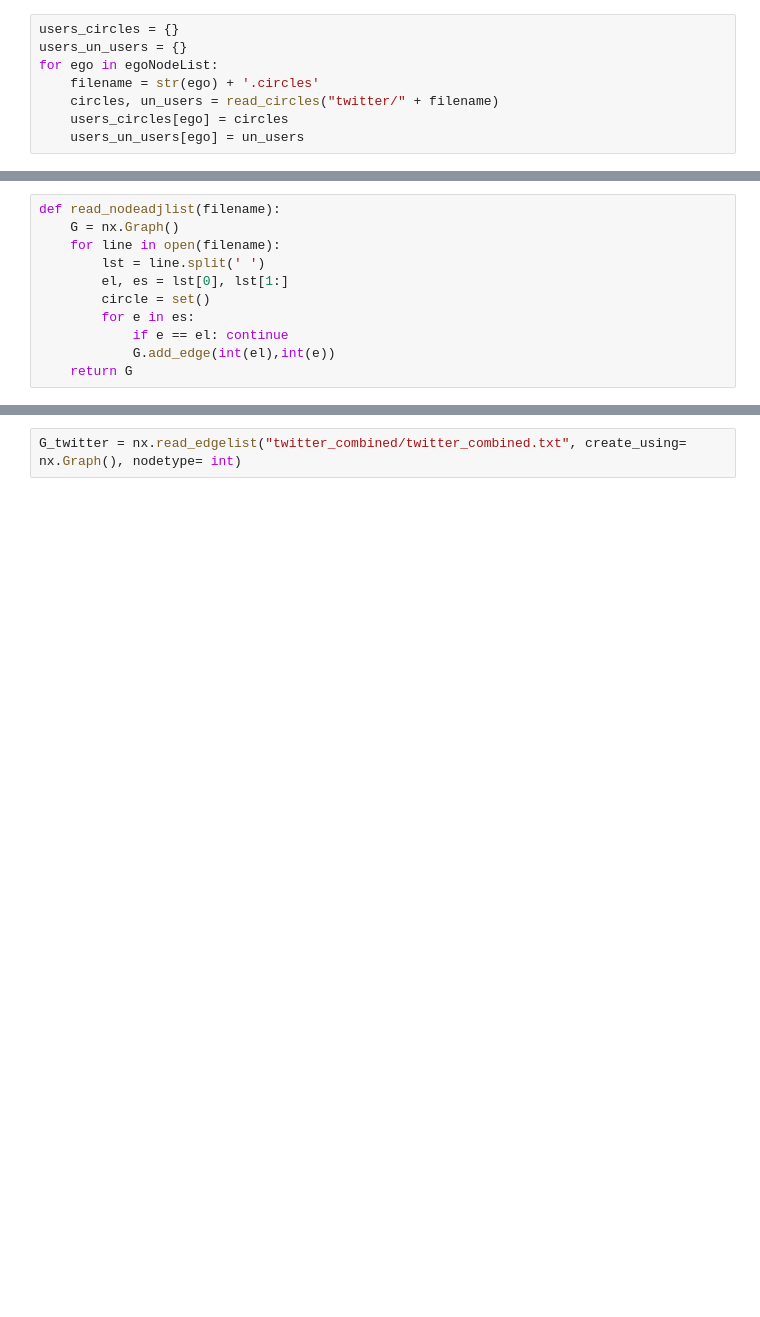
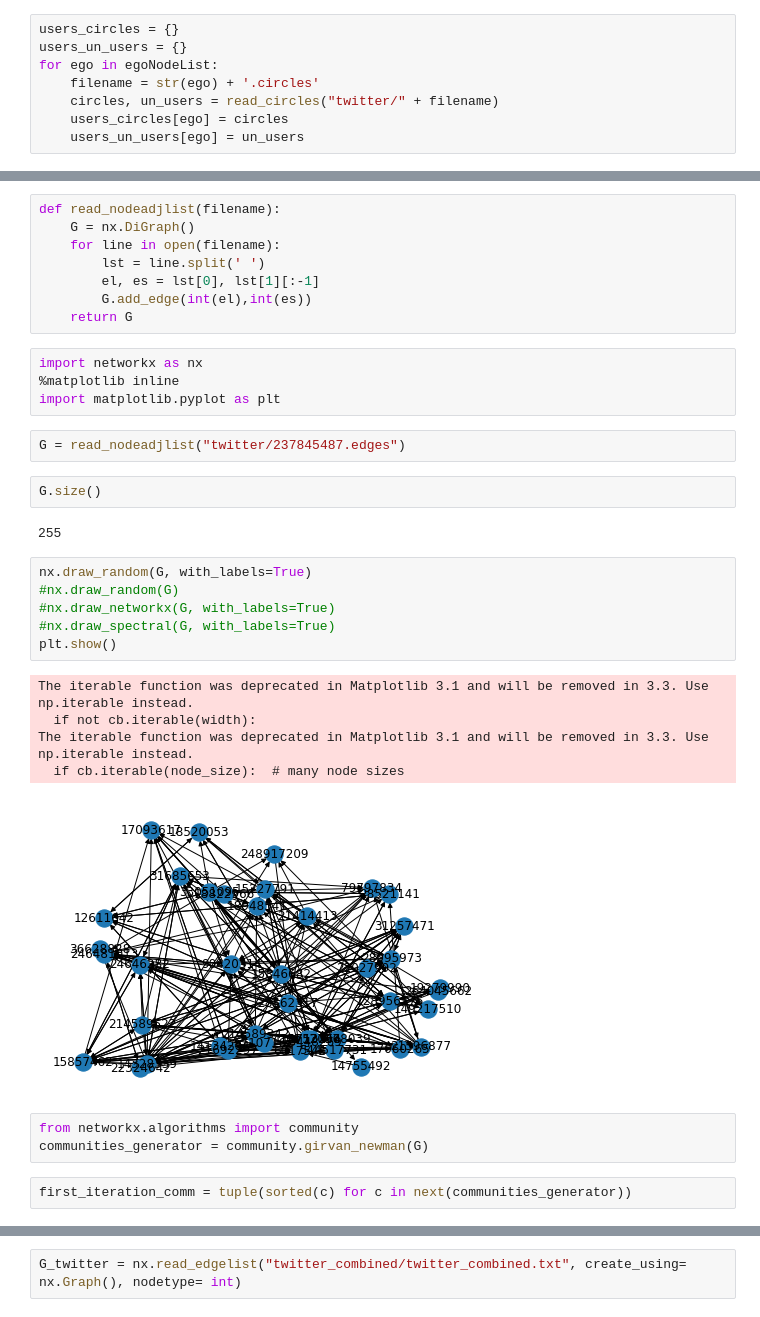
Before and after one commit to psnehas/Twitter_Graph_Mining, a Jupyter notebook: egotwitter.ipynb, the cells around one changed output, grey strips where cells are left out. Cells and saved outputs as stored; diff of their text form; blank space fills up the shorter version.

```diff
--- a/egotwitter.ipynb
+++ b/egotwitter.ipynb
@@ -71,11 +319,35 @@ users_circles
 # %%
 def read_nodeadjlist(filename):
-    G = nx.Graph()
+    G = nx.DiGraph()
     for line in open(filename):
         lst = line.split(' ')
-        el, es = lst[0], lst[1:]
-        circle = set()
-        for e in es:
-            if e == el: continue
-            G.add_edge(int(el),int(e))
+        el, es = lst[0], lst[1][:-1]
+        G.add_edge(int(el),int(es))
     return G
+# %%
+import networkx as nx
+%matplotlib inline
+import matplotlib.pyplot as plt
+# %%
+G = read_nodeadjlist("twitter/237845487.edges")
+# %%
+G.size()
+# %% [output]
+255
+# %%
+nx.draw_random(G, with_labels=True)
+#nx.draw_random(G)
+#nx.draw_networkx(G, with_labels=True)
+#nx.draw_spectral(G, with_labels=True)
+plt.show()
+# %% [output]
+The iterable function was deprecated in Matplotlib 3.1 and will be removed in 3.3. Use np.iterable instead.
+  if not cb.iterable(width):
+The iterable function was deprecated in Matplotlib 3.1 and will be removed in 3.3. Use np.iterable instead.
+  if cb.iterable(node_size):  # many node sizes
+[figure, added]
+# %%
+from networkx.algorithms import community
+communities_generator = community.girvan_newman(G)
+# %%
+first_iteration_comm = tuple(sorted(c) for c in next(communities_generator))
```
Also changed, not shown: parts of 27 cells of this notebook, 4 other files.
